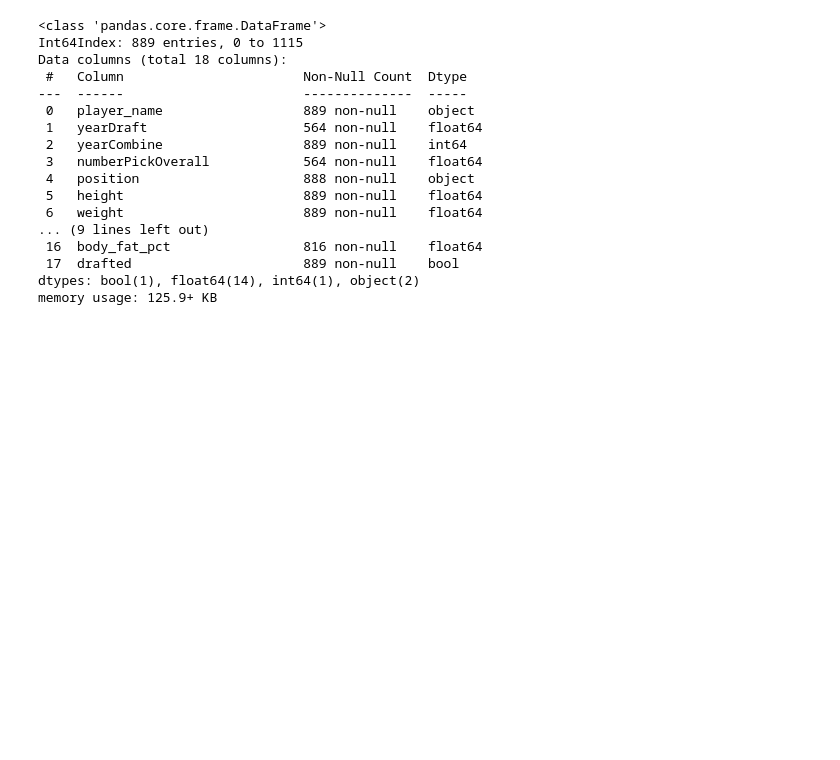
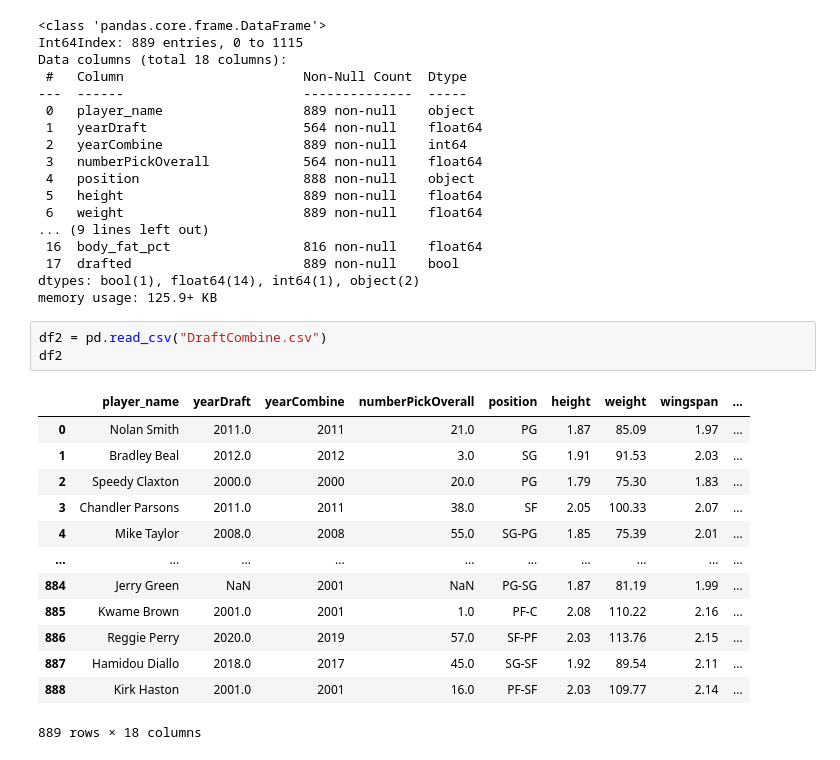
Before and after one commit to fchiapped/Proyecto-Vis-Info, a Jupyter notebook: idea.ipynb, the cells around one changed output. Drawn from its saved outputs; the diff is of its cells as text; blank space fills up the shorter version.

```diff
--- a/idea.ipynb
+++ b/idea.ipynb
@@ -79,6 +81,23 @@ Data columns (total 18 columns):
  17  drafted                      889 non-null    bool
 dtypes: bool(1), float64(14), int64(1), object(2)
 memory usage: 125.9+ KB
+# %%
+df2 = pd.read_csv("DraftCombine.csv")
+df2
+# %% [output]
+|  | player_name | yearDraft | yearCombine | numberPickOverall | position | height | weight | wingspan | ... |
+| 0 | Nolan Smith | 2011.0 | 2011 | 21.0 | PG | 1.87 | 85.09 | 1.97 | ... |
+| 1 | Bradley Beal | 2012.0 | 2012 | 3.0 | SG | 1.91 | 91.53 | 2.03 | ... |
+| 2 | Speedy Claxton | 2000.0 | 2000 | 20.0 | PG | 1.79 | 75.30 | 1.83 | ... |
+| 3 | Chandler Parsons | 2011.0 | 2011 | 38.0 | SF | 2.05 | 100.33 | 2.07 | ... |
+| 4 | Mike Taylor | 2008.0 | 2008 | 55.0 | SG-PG | 1.85 | 75.39 | 2.01 | ... |
+| ... | ... | ... | ... | ... | ... | ... | ... | ... | ... |
+| 884 | Jerry Green | NaN | 2001 | NaN | PG-SG | 1.87 | 81.19 | 1.99 | ... |
+| 885 | Kwame Brown | 2001.0 | 2001 | 1.0 | PF-C | 2.08 | 110.22 | 2.16 | ... |
+| 886 | Reggie Perry | 2020.0 | 2019 | 57.0 | SF-PF | 2.03 | 113.76 | 2.15 | ... |
+| 887 | Hamidou Diallo | 2018.0 | 2017 | 45.0 | SG-SF | 1.92 | 89.54 | 2.11 | ... |
+| 888 | Kirk Haston | 2001.0 | 2001 | 16.0 | PF-SF | 2.03 | 109.77 | 2.14 | ... |
+889 rows × 18 columns
 # %%
 # Mapa de Calor
 corr_matrix = df[['height', "position", 'weight', 'wingspan', 'reach_standing', "body_fat_pct"]].corr()
```
Also changed, not shown: parts of 2 cells of this notebook, 2 other files.
